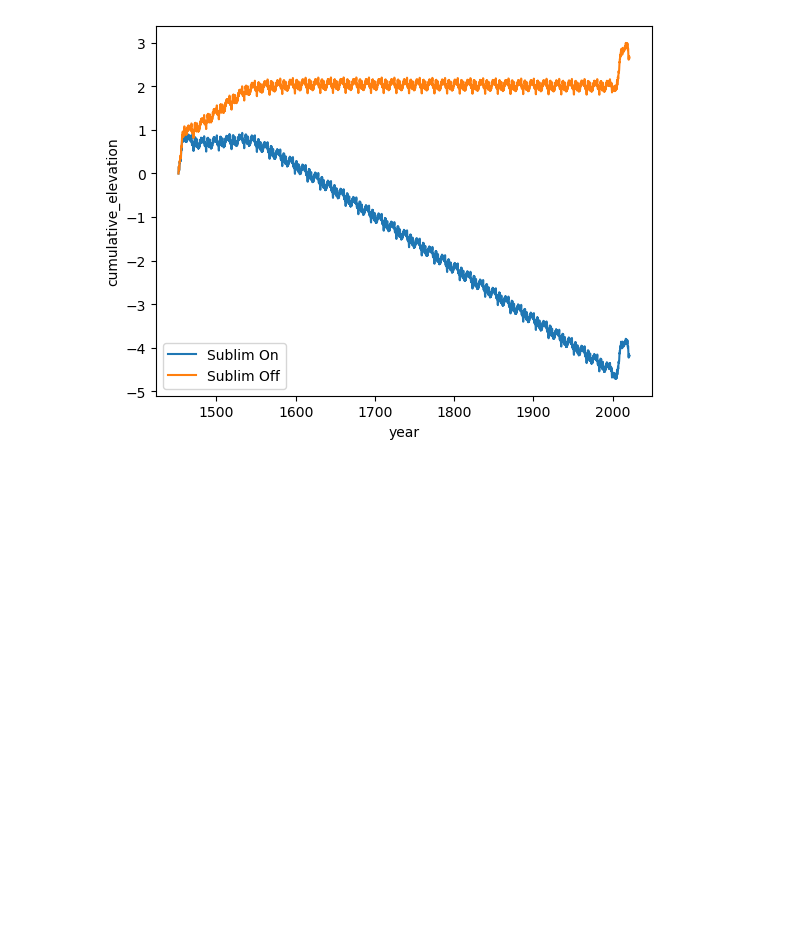
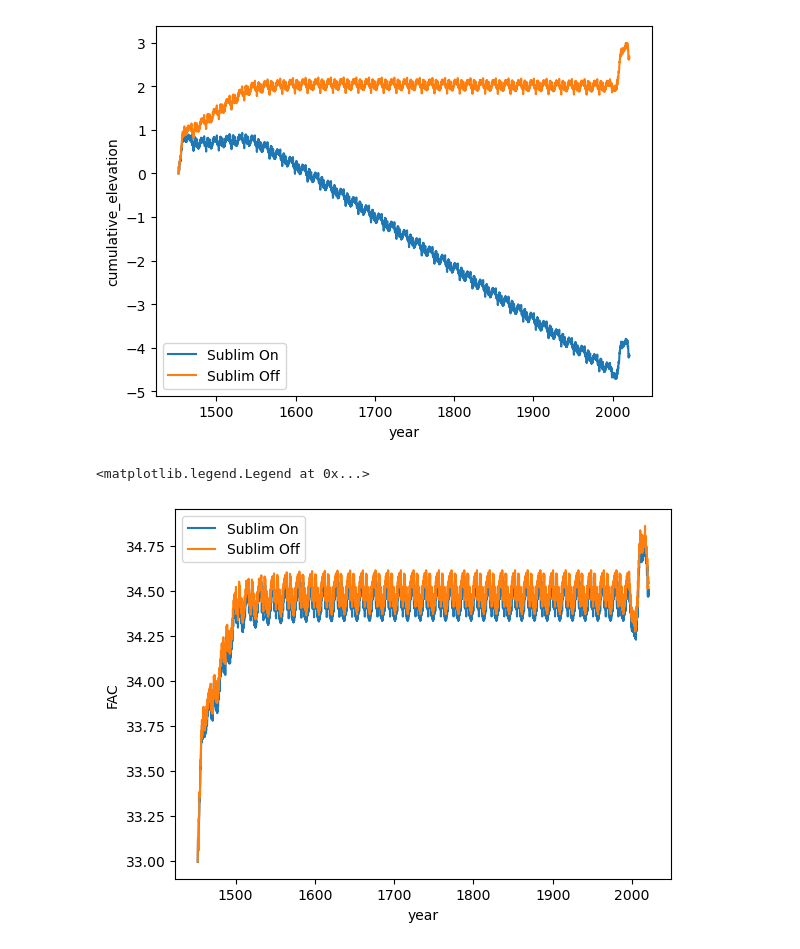
Before and after one commit to Jez-Carter/CommunityFirnModel, a Jupyter notebook: SpinUp_Sensitivity_Example/scripts/Examining Output.ipynb, the cells around one changed output. Saved outputs shown, nothing was run; the diff lists cells and outputs as text; code cells hidden in the pictures; blank space fills up the shorter version.

```diff
--- a/SpinUp_Sensitivity_Example/scripts/Examining Output.ipynb
+++ b/SpinUp_Sensitivity_Example/scripts/Examining Output.ipynb
@@ -11,6 +11,7 @@ def process_results(results_filename):
     ds = ds.assign_coords(year = ('time',year_data))
     ds = ds.isel(cell=slice(1,None))
     ds['cumulative_elevation']=ds.DIP[:,6]
+    ds['FAC']=ds.DIP[:,7]
     return(ds)
 # %%
 experiment_path = '/home/jez/Community_Firn_Model_Forked/SpinUp_Sensitivity_Example/'
@@ -24,3 +25,10 @@ plt.legend()
 # %% [output]
 <matplotlib.legend.Legend at 0x...>
 [figure]
+# %%
+results_ds['FAC'][1:].plot.line(x='year',label='Sublim On')
+nosublim_results_ds['FAC'][1:].plot.line(x='year',label='Sublim Off')
+plt.legend()
+# %% [output]
+<matplotlib.legend.Legend at 0x...>
+[figure, added]
```
Also changed, not shown: parts of 2 cells of this notebook, 1 other file.
